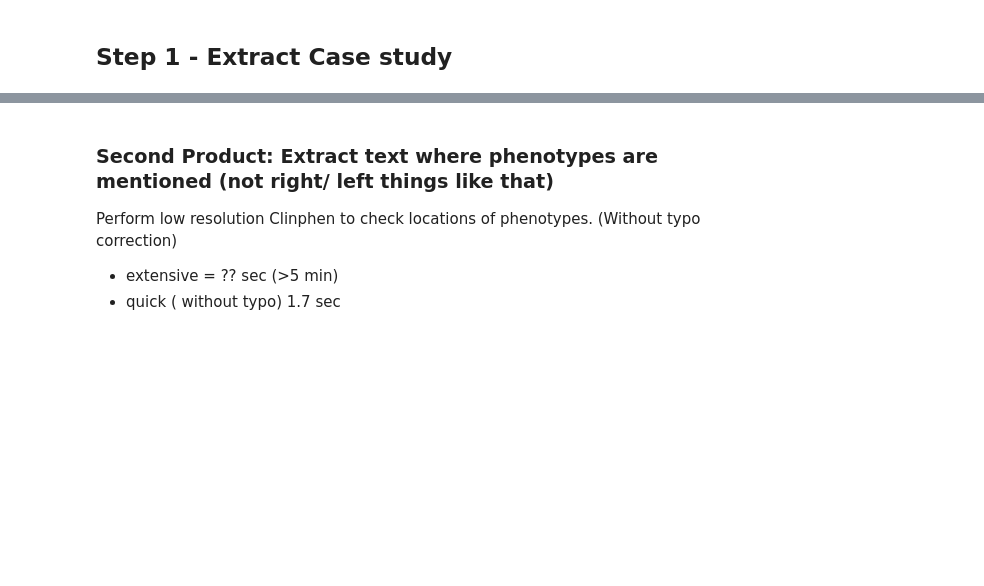
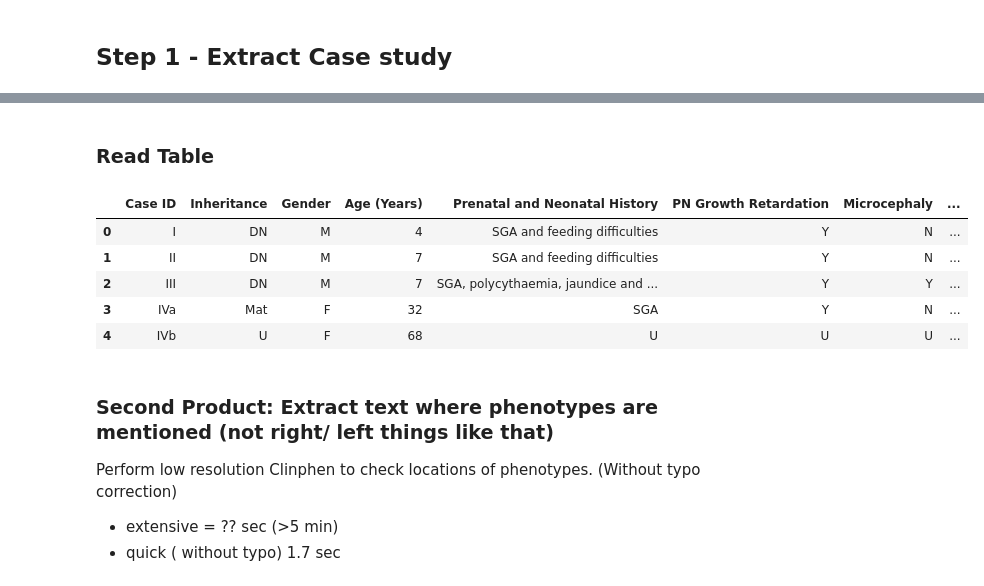
Before and after one commit to levrex/DeepPhenotypingHPO, a Jupyter notebook: PhenoTool/Final_HPO_extraction_tool.ipynb, the cells around one changed output, grey strips where cells are left out. Drawn from its saved outputs; the diff is of its cells as text; code cells hidden in the pictures; blank space fills up the shorter version.

```diff
--- a/PhenoTool/Final_HPO_extraction_tool.ipynb
+++ b/PhenoTool/Final_HPO_extraction_tool.ipynb
@@ -116,3 +182,16 @@ Main text spanning from: None to -1
+# %% [markdown]
+### Read Table
+# %%
+index = 0
+table0 = pd.read_csv("results/%s/0_raw/Table_%s_%s.csv" % (title, str(index), title), sep='|')
+table0.head()
+# %% [output]
+|  | Case ID | Inheritance | Gender | Age (Years) | Prenatal and Neonatal History | PN Growth Retardation | Microcephaly | ... |
+| 0 | I | DN | M | 4 | SGA and feeding difficulties | Y | N | ... |
+| 1 | II | DN | M | 7 | SGA and feeding difficulties | Y | N | ... |
+| 2 | III | DN | M | 7 | SGA, polycythaemia, jaundice and ... | Y | Y | ... |
+| 3 | IVa | Mat | F | 32 | SGA | Y | N | ... |
+| 4 | IVb | U | F | 68 | U | U | U | ... |
 # %% [markdown]
 ### Second Product: Extract text where phenotypes are mentioned (not right/ left things like that)
 
```
Also changed, not shown: parts of 46 cells of this notebook, 18 other files.
